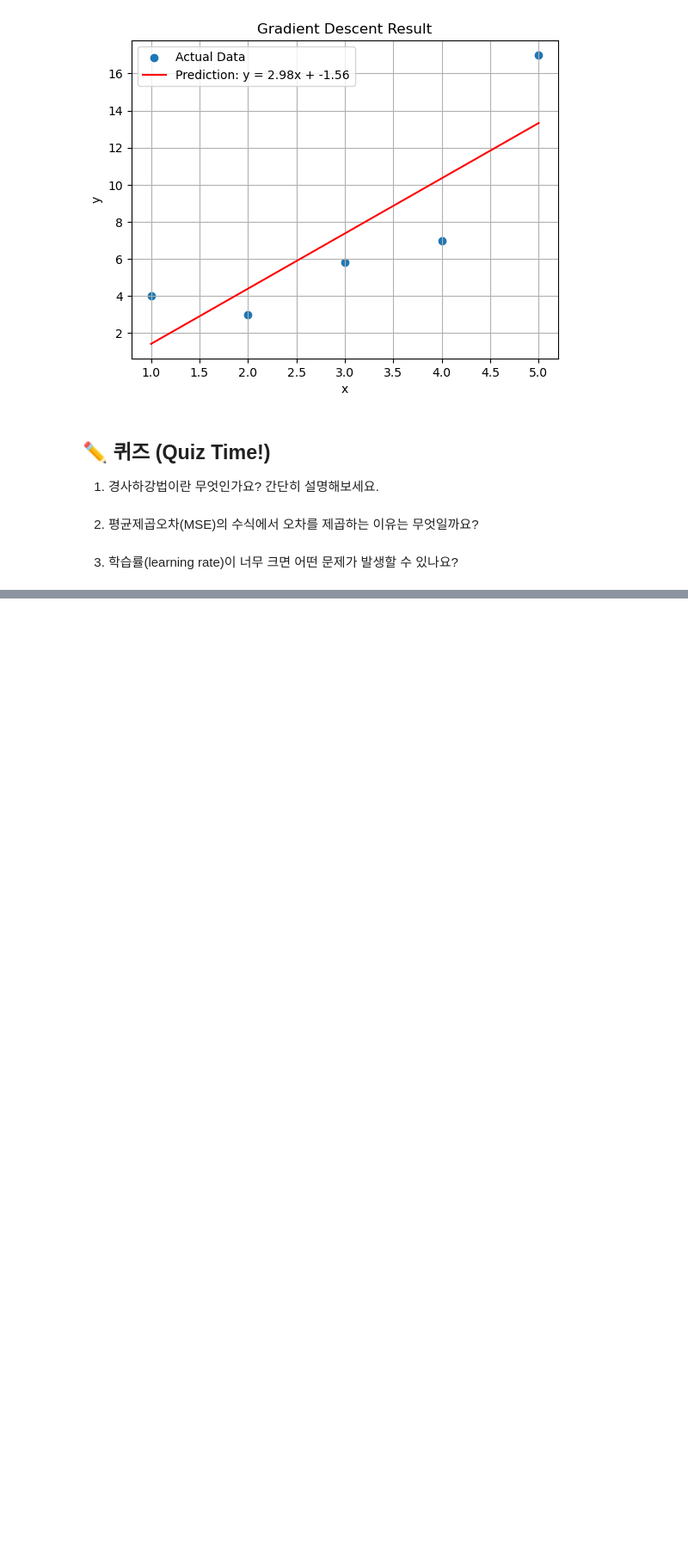
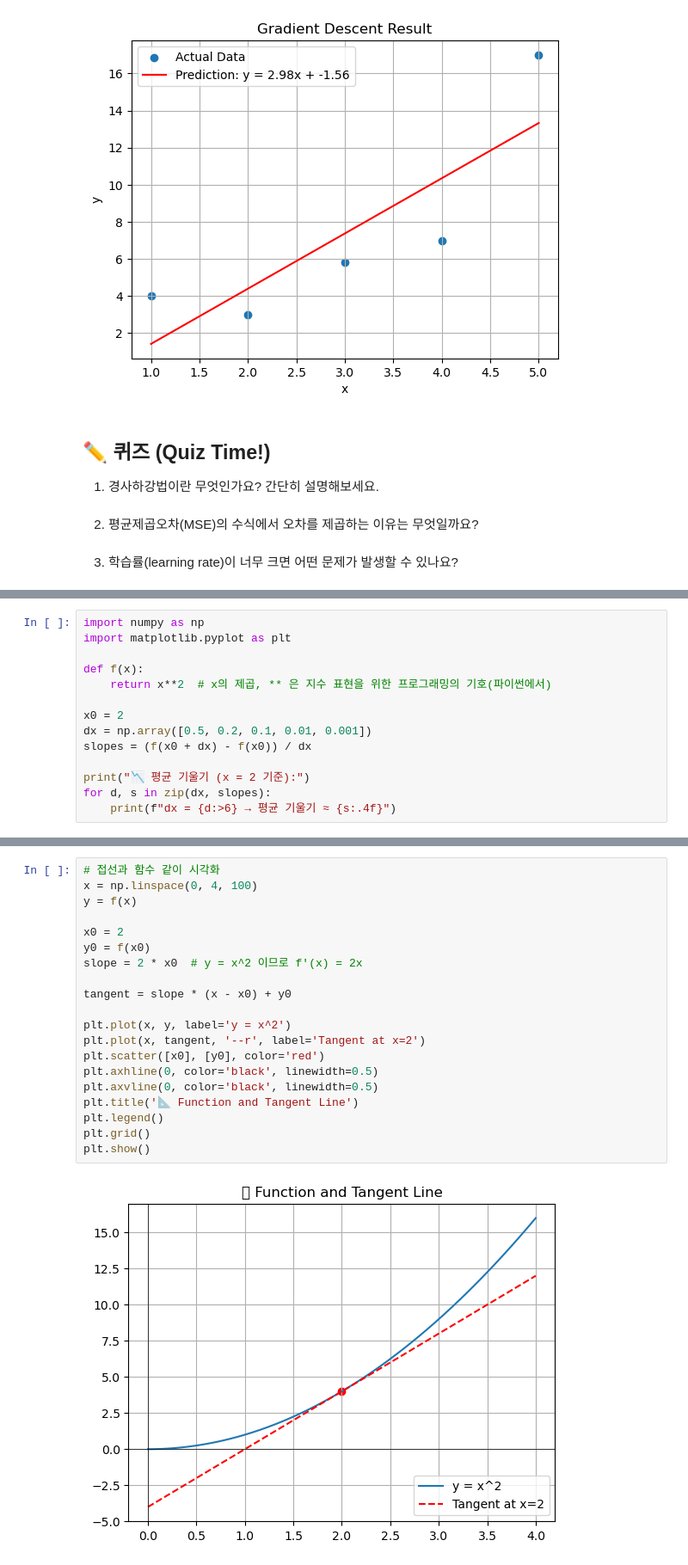
Before and after one commit to dsbaek2020/JGH_ThinkingForSociety, a Jupyter notebook: 예제/gradient_linearRegression1.ipynb, the cells around one changed output, grey strips where cells are left out. Shown: that part at 86% size. Drawn from its saved outputs; the diff is of its cells as text; blank space fills up the shorter version.

```diff
--- a/예제/gradient_linearRegression1.ipynb
+++ b/예제/gradient_linearRegression1.ipynb
@@ -254,0 +275,14 @@ plt.show()
+# %%
+import numpy as np
+import matplotlib.pyplot as plt
+
+def f(x):
+    return x**2  # x의 제곱, ** 은 지수 표현을 위한 프로그래밍의 기호(파이썬에서)
+
+x0 = 2
+dx = np.array([0.5, 0.2, 0.1, 0.01, 0.001])
+slopes = (f(x0 + dx) - f(x0)) / dx
+
+print("📉 평균 기울기 (x = 2 기준):")
+for d, s in zip(dx, slopes):
+    print(f"dx = {d:>6} → 평균 기울기 ≈ {s:.4f}")
@@ -254,0 +318,22 @@ plt.show()
+# %%
+# 접선과 함수 같이 시각화
+x = np.linspace(0, 4, 100)
+y = f(x)
+
+x0 = 2
+y0 = f(x0)
+slope = 2 * x0  # y = x^2 이므로 f'(x) = 2x
+
+tangent = slope * (x - x0) + y0
+
+plt.plot(x, y, label='y = x^2')
+plt.plot(x, tangent, '--r', label='Tangent at x=2')
+plt.scatter([x0], [y0], color='red')
+plt.axhline(0, color='black', linewidth=0.5)
+plt.axvline(0, color='black', linewidth=0.5)
+plt.title('📐 Function and Tangent Line')
+plt.legend()
+plt.grid()
+plt.show()
+# %% [output]
+[figure, added]
```
Also changed, not shown: parts of 8 cells of this notebook, 18 other files.
